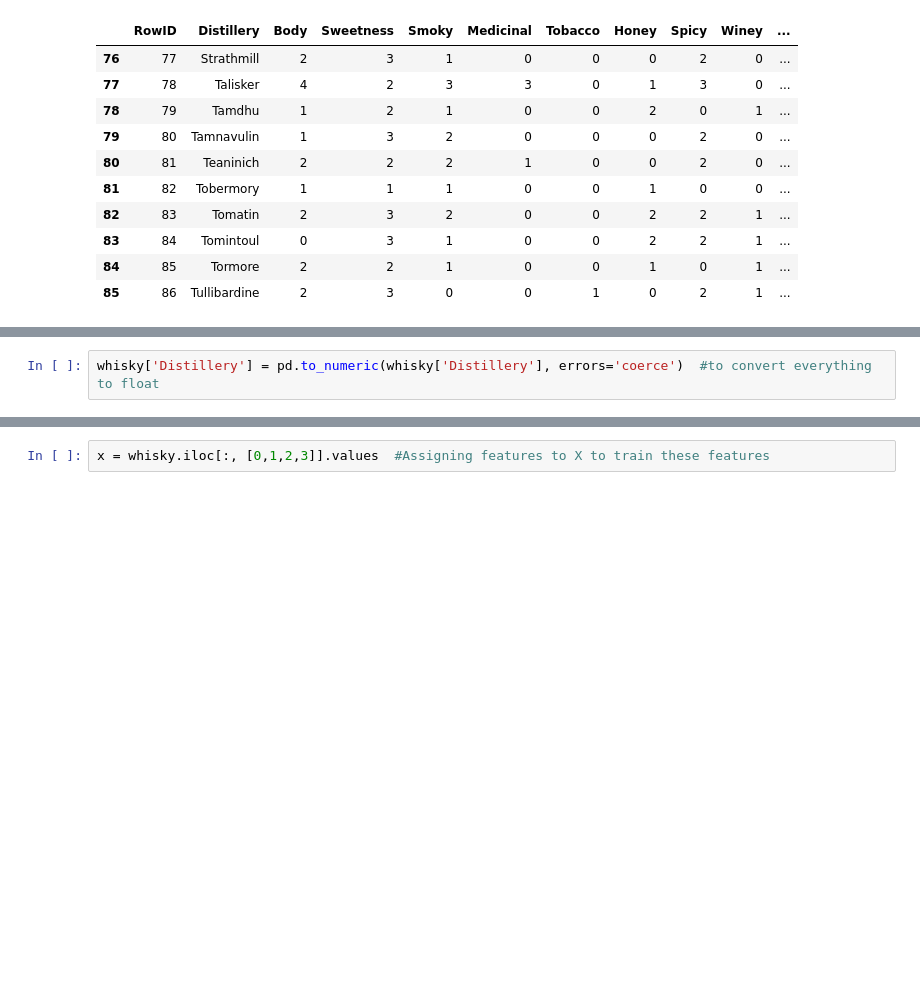
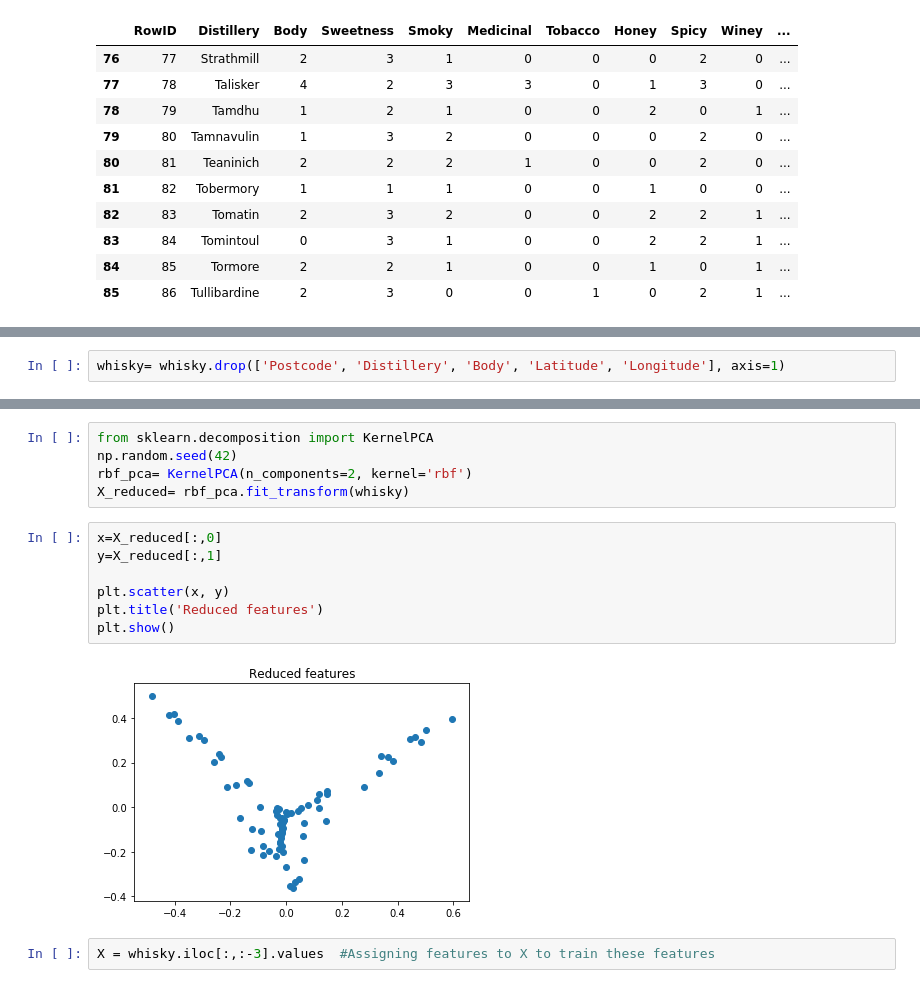
Before and after one commit to YoungerCode/K-means-clustering, a Jupyter notebook: k-means clastering.ipynb, the cells around one changed output, grey strips where cells are left out. Saved outputs shown, nothing was run; the diff lists cells and outputs as text; blank space fills up the shorter version.

```diff
--- a/k-means clastering.ipynb
+++ b/k-means clastering.ipynb
@@ -43,2 +25,2 @@ whisky.isnull().sum().sum()
-# %%
-whisky['Distillery'] = pd.to_numeric(whisky['Distillery'], errors='coerce')  #to convert everything to float
+# %%
+whisky= whisky.drop(['Postcode', 'Distillery', 'Body', 'Latitude', 'Longitude'], axis=1)
@@ -45,3 +48,17 @@ whisky['Distillery'] = pd.to_numeric(whisky['Distillery'], errors='coerce')  #to
+# %%
+from sklearn.decomposition import KernelPCA
+np.random.seed(42)
+rbf_pca= KernelPCA(n_components=2, kernel='rbf')
+X_reduced= rbf_pca.fit_transform(whisky)
+# %%
+x=X_reduced[:,0]
+y=X_reduced[:,1]
+
+plt.scatter(x, y)
+plt.title('Reduced features')
+plt.show()
+# %% [output]
+[figure, added]
 # %%
-x = whisky.iloc[:, [0,1,2,3]].values  #Assigning features to X to train these features
+X = whisky.iloc[:,:-3].values  #Assigning features to X to train these features
 # %%
```
Also changed, not shown: parts of 8 cells of this notebook.
